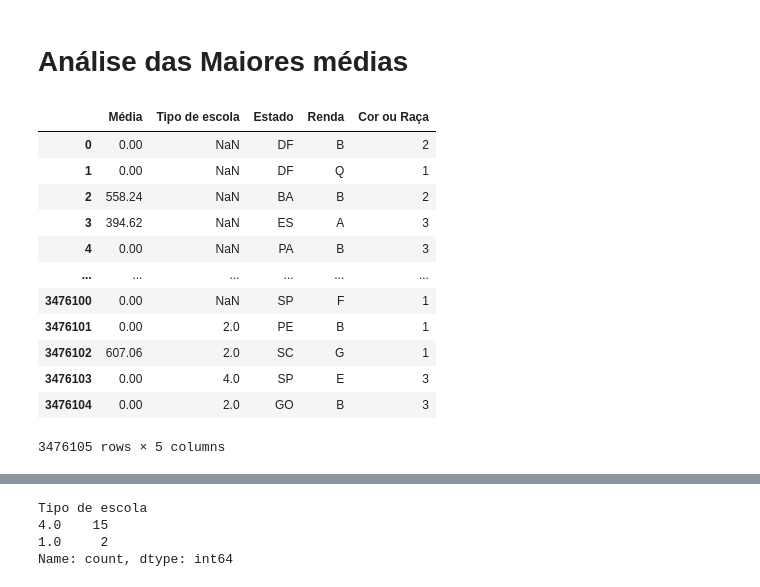
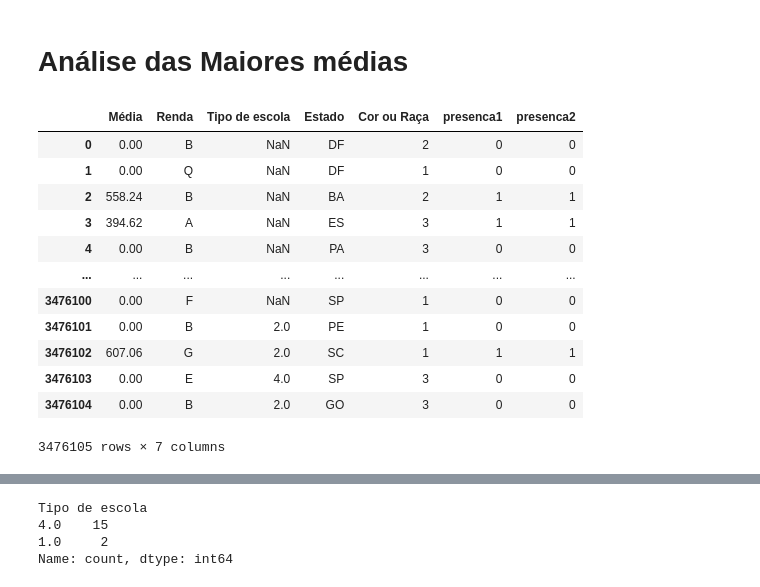
Before and after one commit to Grupo-B-Turma-2-Ada-VemSerTech/Projeto_Mod04_Ada_VemSerTech, a Jupyter notebook: Projeto.ipynb, the cells around one changed output, grey strips where cells are left out. Cells and saved outputs as stored; diff of their text form; code cells hidden in the pictures.

Commit message:
calculo dos presentes com nota zero

```diff
--- a/Projeto.ipynb
+++ b/Projeto.ipynb
@@ -700,0 +643,4 @@ notas
+# %%
+notas = df_enem[['Ciencias Humanas', 'Ciencias Naturais', 'Linguagem e Código', 'Matemática',
+                 'Redação']].fillna(0)
+notas
@@ -834,21 +794,24 @@ plt.show()
 # %% [markdown]
 # Análise das Maiores médias
 # %%
-df_medias = pd.DataFrame({'Média': media_notas, 'Tipo de escola': df_enem['TP_DEPENDENCIA_ADM_ESC'], 'Estado': df_enem['SG_UF_PROVA'],
-                          'Renda': df_enem['RENDA_MENSAL'],
-                            'Cor ou Raça': df_enem['TP_COR_RACA']})
-df_medias
+df_ausentes = pd.DataFrame({'Média': media_notas, 'Renda': df_enem['RENDA_MENSAL'],
+                                  'Tipo de escola': df_enem['TP_DEPENDENCIA_ADM_ESC'],
+                                  'Estado': df_enem['SG_UF_PROVA'],
+                                    'Cor ou Raça': df_enem['TP_COR_RACA'],
+                                    'presenca1': df_enem['PRESENCA_CN_E_MT'],
+                                    'presenca2': df_enem['PRESENCA_LC_E_CH']})
+df_ausentes
 # %% [output]
-|  | Média | Tipo de escola | Estado | Renda | Cor ou Raça |
-| 0 | 0.00 | NaN | DF | B | 2 |
-| 1 | 0.00 | NaN | DF | Q | 1 |
-| 2 | 558.24 | NaN | BA | B | 2 |
-| 3 | 394.62 | NaN | ES | A | 3 |
-| 4 | 0.00 | NaN | PA | B | 3 |
-| ... | ... | ... | ... | ... | ... |
-| 3476100 | 0.00 | NaN | SP | F | 1 |
-| 3476101 | 0.00 | 2.0 | PE | B | 1 |
-| 3476102 | 607.06 | 2.0 | SC | G | 1 |
-| 3476103 | 0.00 | 4.0 | SP | E | 3 |
-| 3476104 | 0.00 | 2.0 | GO | B | 3 |
+|  | Média | Renda | Tipo de escola | Estado | Cor ou Raça | presenca1 | presenca2 |
+| 0 | 0.00 | B | NaN | DF | 2 | 0 | 0 |
+| 1 | 0.00 | Q | NaN | DF | 1 | 0 | 0 |
+| 2 | 558.24 | B | NaN | BA | 2 | 1 | 1 |
+| 3 | 394.62 | A | NaN | ES | 3 | 1 | 1 |
+| 4 | 0.00 | B | NaN | PA | 3 | 0 | 0 |
+| ... | ... | ... | ... | ... | ... | ... | ... |
+| 3476100 | 0.00 | F | NaN | SP | 1 | 0 | 0 |
+| 3476101 | 0.00 | B | 2.0 | PE | 1 | 0 | 0 |
+| 3476102 | 607.06 | G | 2.0 | SC | 1 | 1 | 1 |
+| 3476103 | 0.00 | E | 4.0 | SP | 3 | 0 | 0 |
+| 3476104 | 0.00 | B | 2.0 | GO | 3 | 0 | 0 |
-3476105 rows × 5 columns
+3476105 rows × 7 columns
```
Also changed, not shown: parts of 7 cells of this notebook.
